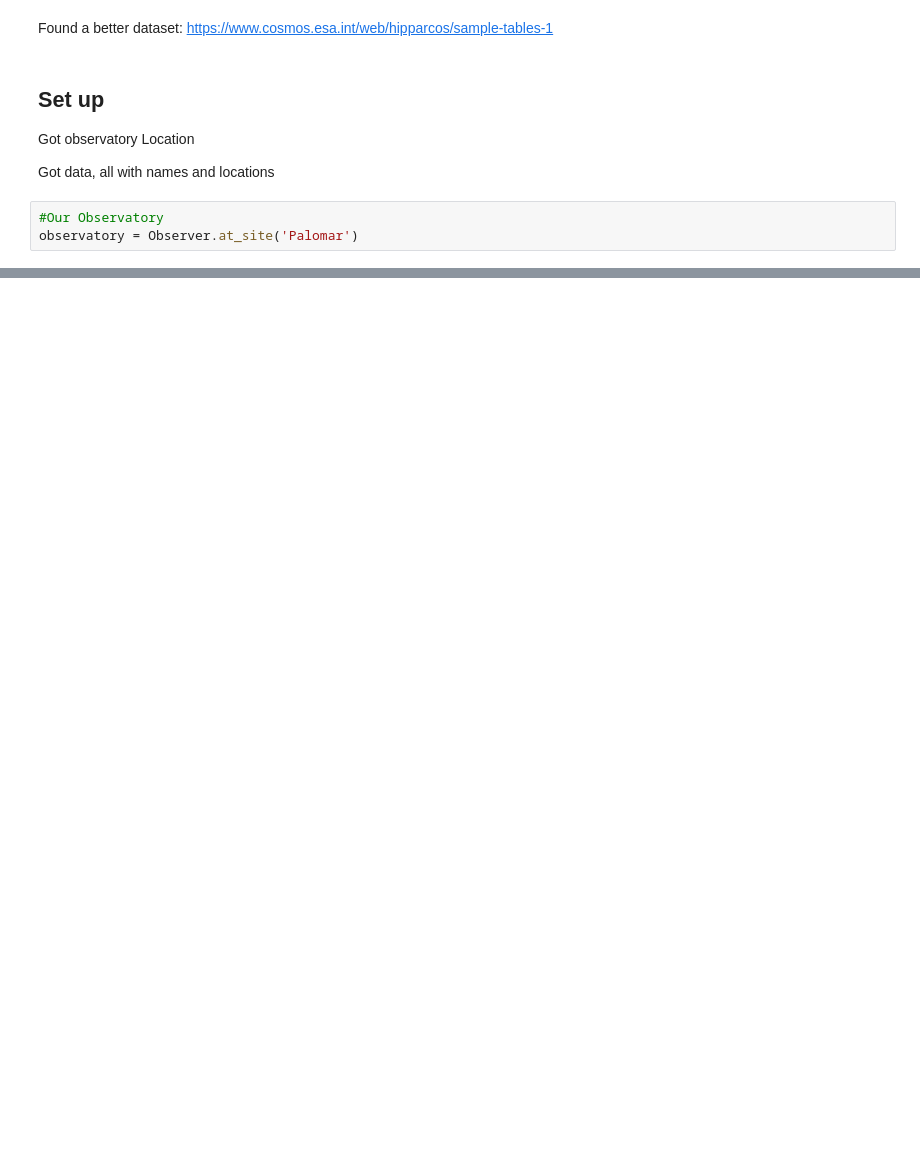
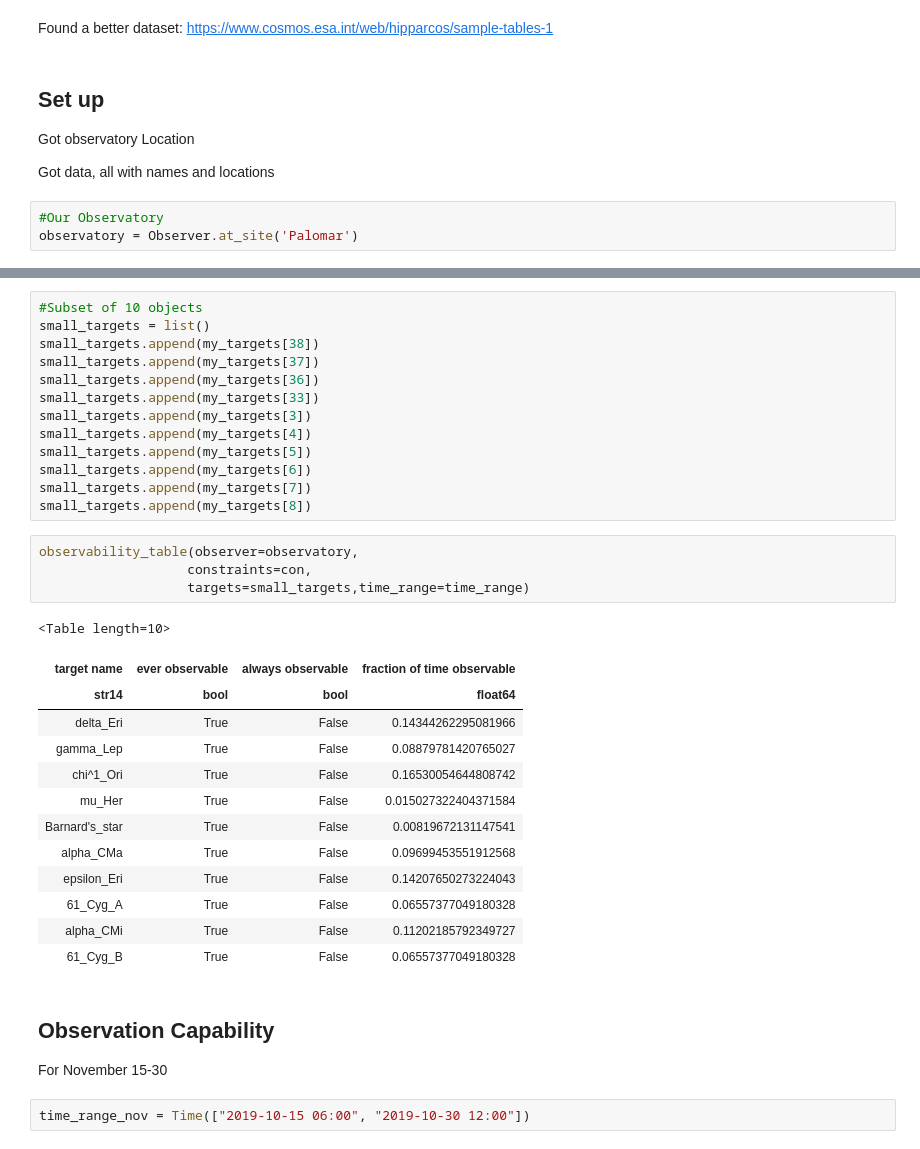
Before and after one commit to Astr480/NightSky-1, a Jupyter notebook: Navigating the Night Sky.ipynb, the cells around one changed output, grey strips where cells are left out. Saved outputs shown, nothing was run; the diff lists cells and outputs as text; blank space fills up the shorter version.

```diff
--- a/Navigating the Night Sky.ipynb
+++ b/Navigating the Night Sky.ipynb
@@ -62,0 +131,37 @@ data2
+# %%
+#Subset of 10 objects
+small_targets = list()
+small_targets.append(my_targets[38])
+small_targets.append(my_targets[37])
+small_targets.append(my_targets[36])
+small_targets.append(my_targets[33])
+small_targets.append(my_targets[3])
+small_targets.append(my_targets[4])
+small_targets.append(my_targets[5])
+small_targets.append(my_targets[6])
+small_targets.append(my_targets[7])
+small_targets.append(my_targets[8])
+# %%
+observability_table(observer=observatory,
+                   constraints=con,
+                   targets=small_targets,time_range=time_range)
+# %% [output]
+<Table length=10>
+| target name | ever observable | always observable | fraction of time observable |
+| str14 | bool | bool | float64 |
+| delta_Eri | True | False | 0.14344262295081966 |
+| gamma_Lep | True | False | 0.08879781420765027 |
+| chi^1_Ori | True | False | 0.16530054644808742 |
+| mu_Her | True | False | 0.015027322404371584 |
+| Barnard's_star | True | False | 0.00819672131147541 |
+| alpha_CMa | True | False | 0.09699453551912568 |
+| epsilon_Eri | True | False | 0.14207650273224043 |
+| 61_Cyg_A | True | False | 0.06557377049180328 |
+| alpha_CMi | True | False | 0.11202185792349727 |
+| 61_Cyg_B | True | False | 0.06557377049180328 |
+# %% [markdown]
+## Observation Capability
+
+For November 15-30
+# %%
+time_range_nov = Time(["2019-10-15 06:00", "2019-10-30 12:00"])
```
Also changed, not shown: parts of 12 cells of this notebook.
